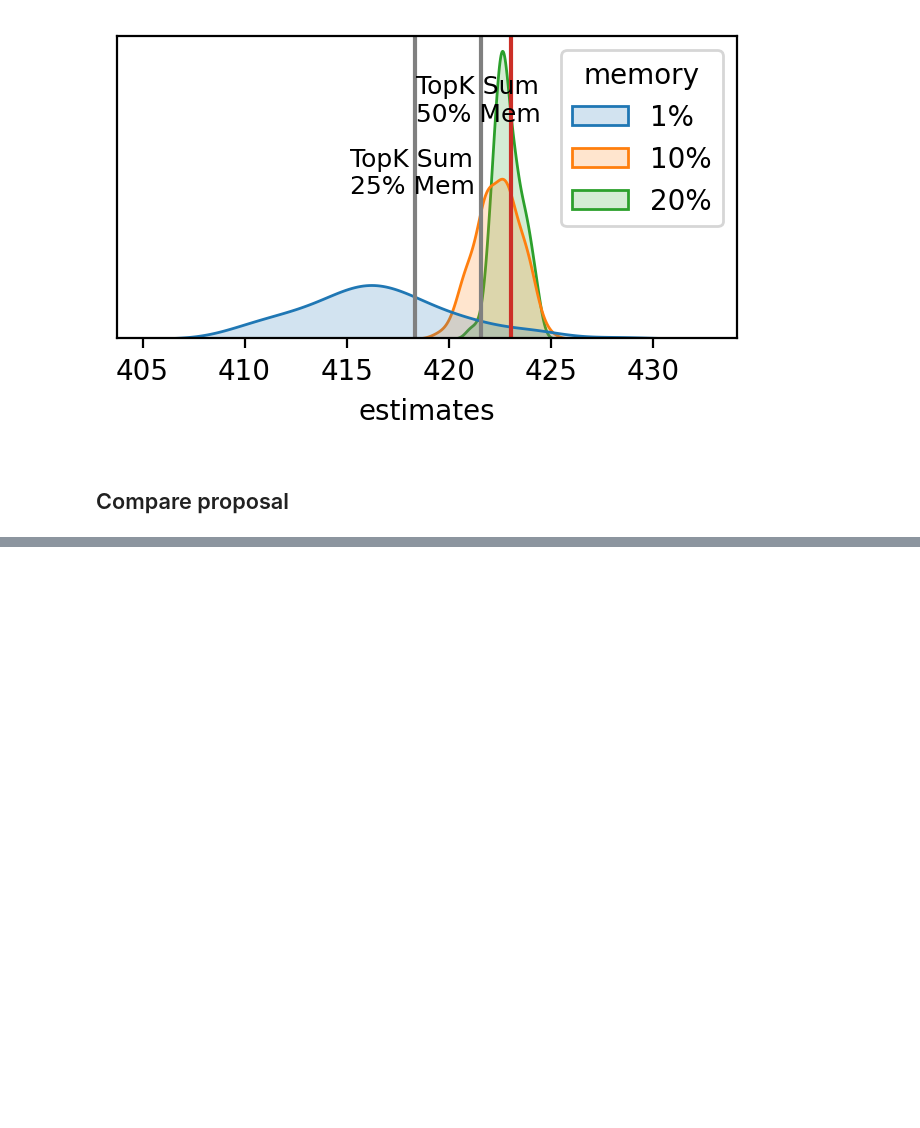
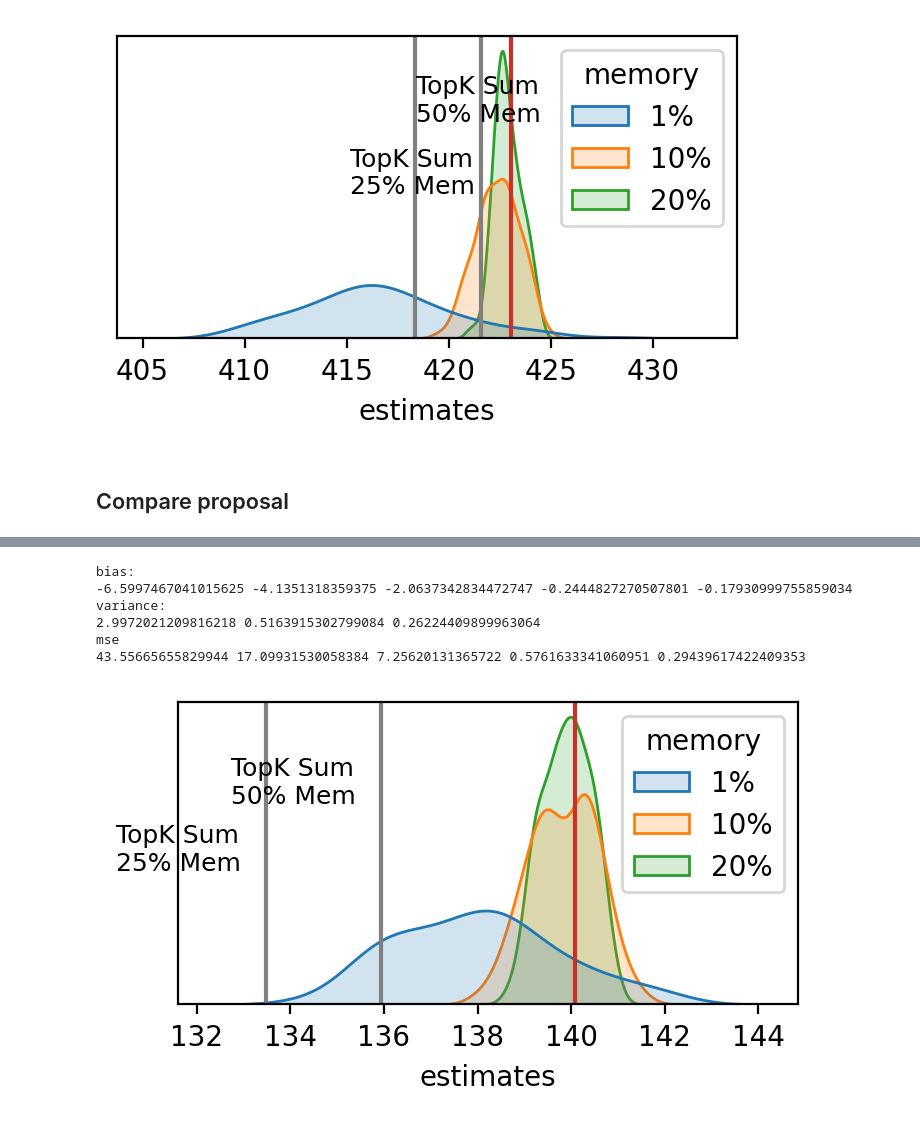
Before and after one commit to FranxYao/RDP, a Jupyter notebook: src/rebuttal/TreeCRF.ipynb, the cells around one changed output, grey strips where cells are left out. Saved outputs shown, nothing was run; the diff lists cells and outputs as text; code cells hidden in the pictures; blank space fills up the shorter version.

```diff
--- a/src/rebuttal/TreeCRF.ipynb
+++ b/src/rebuttal/TreeCRF.ipynb
@@ -349,0 +434,10 @@ mse
+# %%
+compare_topk(treecrf_l, proposal='uniform', N=100,  yloc=[0.1, 0.15], offset=-3.2)
+# %% [output]
+bias:
+-6.5997467041015625 -4.1351318359375 -2.0637342834472747 -0.2444827270507801 -0.17930999755859034
+variance:
+2.9972021209816218 0.5163915302799084 0.26224409899963064
+mse
+43.55665655829944 17.09931530058384 7.25620131365722 0.5761633341060951 0.29439617422409353
+[figure, added]
```
Also changed, not shown: parts of 16 cells of this notebook, 4 other files.
